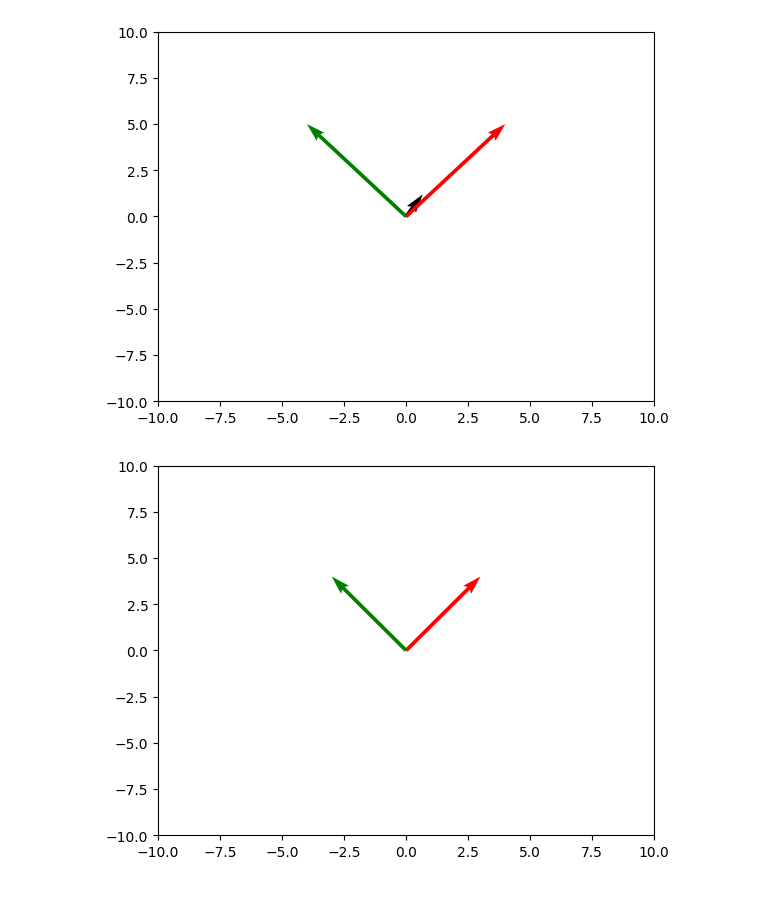
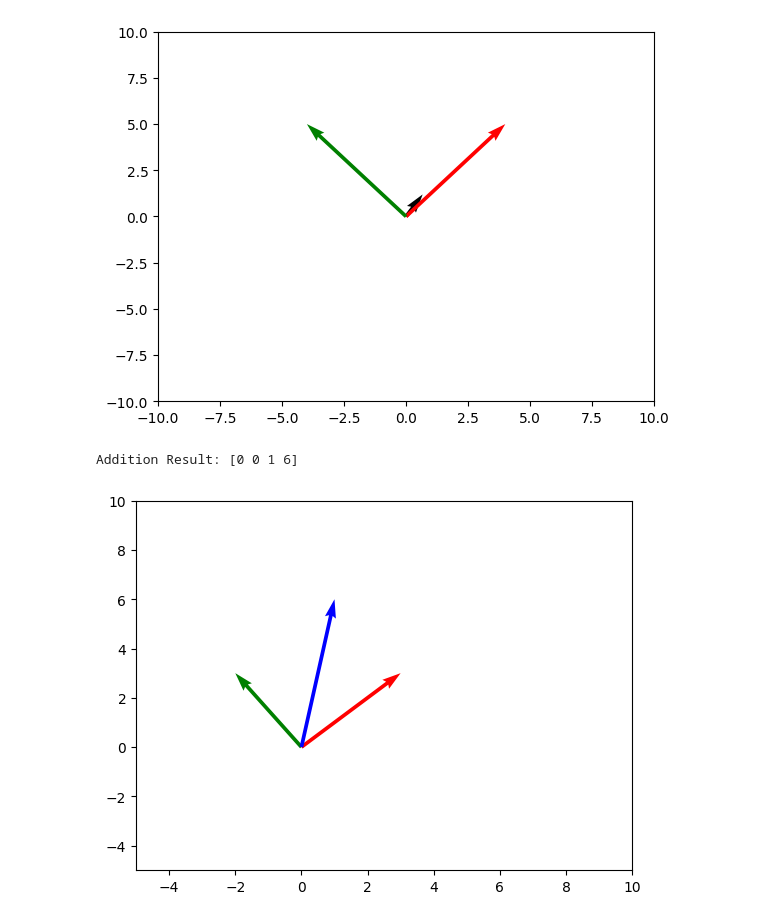
Before and after one commit to srecpp/dl, a Jupyter notebook: Ex1-Vectors.ipynb, the cells around one changed output. Cells and saved outputs as stored; diff of their text form; code cells hidden in the pictures.

```diff
--- a/Ex1-Vectors.ipynb
+++ b/Ex1-Vectors.ipynb
@@ -10,25 +10,25 @@ plt.show()
 # %% [output]
 [figure]
 # %%
+import numpy as np
 import matplotlib.pyplot as plt
 
+# Function to plot vectors
 def plot_vector(vecs):
     colors = ['r', 'g', 'b', 'y']
     i = 0
     for vec in vecs:
         plt.quiver(vec[0], vec[1], vec[2], vec[3], scale_units="xy", angles="xy", scale=1, color=colors[i % len(colors)])
         i += 1
+    plt.xlim(-5,10)
+    plt.ylim(-5,10)
+    plt.show()
 
-
-
-# Set axis limits
-plt.xlim(-10, 10)
-plt.ylim(-10, 10)
-
-# Call the function to plot vectors
-plot_vector(vecs)
-
-# Display the plot
-plt.show()
+# Vector Addition
+vecs = [np.asarray([0, 0, 3, 3]), np.asarray([0, 0, -2, 3])]  # Change these vectors as needed
+result_add = vecs[0] + vecs[1]
+print("Addition Result:", result_add)
+plot_vector([vecs[0], vecs[1], result_add])
 # %% [output]
+Addition Result: [0 0 1 6]
-[figure, old version]
+[figure, new version]
```
Also changed, not shown: parts of 9 cells of this notebook.
